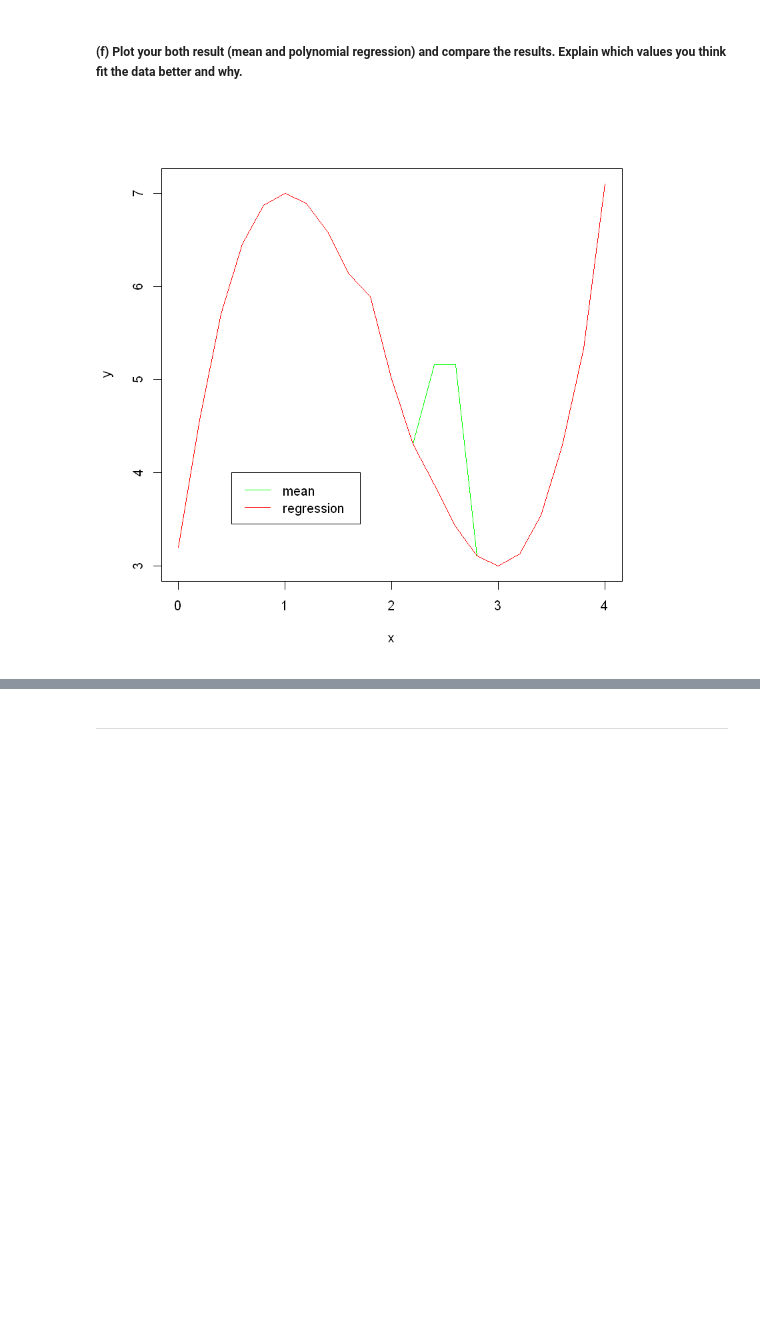
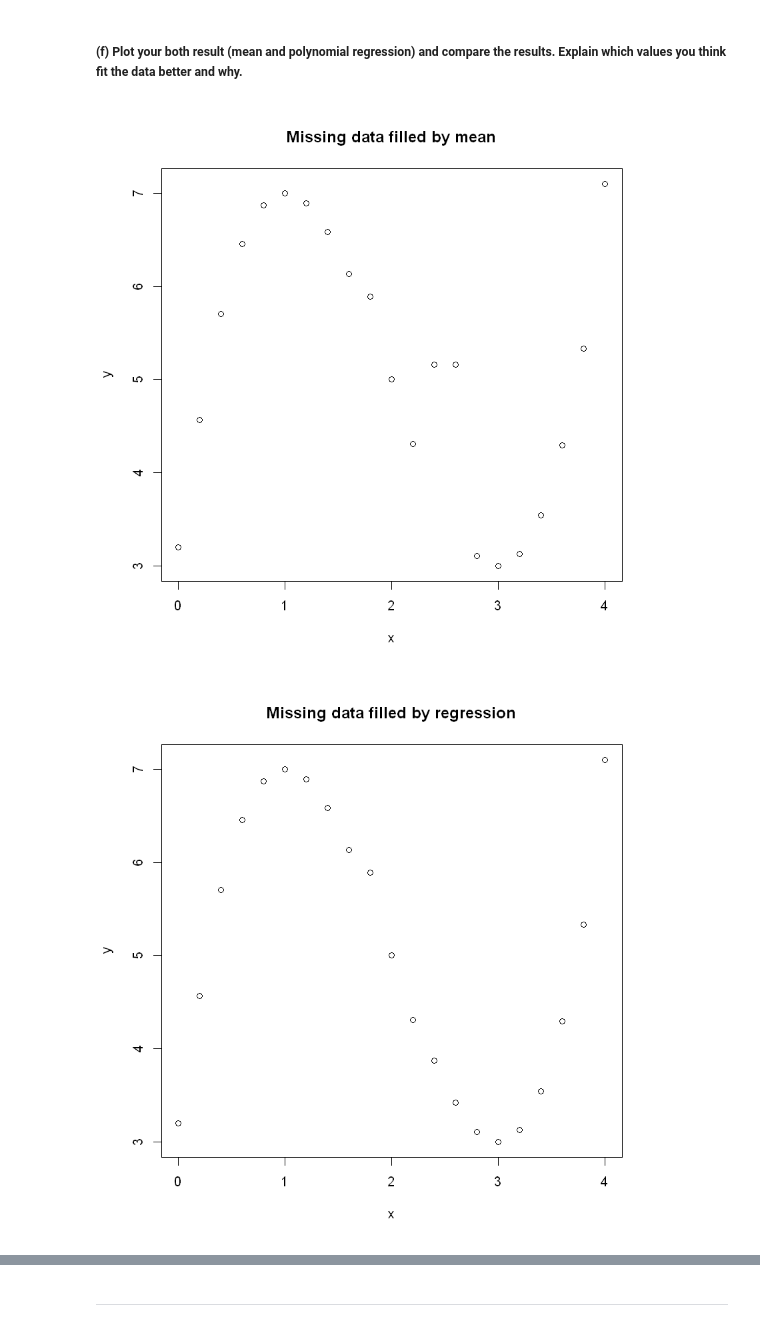
Before and after one commit to PhilipOe1612340/DataMining, a Jupyter notebook: assignments/a2/Assignment_02.ipynb, the cells around one changed output, grey strips where cells are left out. Cells and saved outputs as stored; diff of their text form; code cells hidden in the pictures; blank space fills up the shorter version.

```diff
--- a/assignments/a2/Assignment_02.ipynb
+++ b/assignments/a2/Assignment_02.ipynb
@@ -97,0 +93,9 @@ plot(testData, type='l')
+# %%
+#Plot the regression model!!!!!!!!!!!!!!
+data = read.csv("data_exercise2.csv")
+data_removedNA = na.omit(data)
+fm = lm(data_removedNA$y ~ poly(data_removedNA$x,3, raw=TRUE))
+plot(data_removedNA)
+
+
+lines(data_removedNA$x,predict(fm))
@@ -105,27 +132,23 @@ print(paste(coef[4], 'x³ + ',coef[3], 'x² + ',coef[2], 'x +',coef[1],collapse=
 # %% [markdown]
 ##### __(e) Use the computed polynomial coefficients to implement a regression method. Use the method to fill the missing values in the dataframe with values.__
-# %%
-fillRegression <- data
-
-reg <- function(xVals, coef){
-    for(idx in 1:nrow(xVals)){
-        x <- xVals[[idx, 1]]
-        xVals[[idx, 1]] <- coef[4]*x**3 + coef[3]*x**2 + coef[2]*x + coef[1]
-    }
-    return(xVals)
-}
-
-empty <- subset(fillRegression, is.na(y), select=c(x))
-
-empty <- reg(empty, coef)
-
-fillRegression[is.na(fillRegression)] <- empty[,1]
+# %%
+calcY = function(X_es) {
+  Y_ex = 3.08271+0.99498*X_es^3-5.96215*X_es*X_es+8.90733*X_es
+  return(Y_ex)
+}
+# %%
+data$y[is.na(data$y)] = calcY(data$x[is.na(data$y)])
 # %% [markdown]
 ##### __(f) Plot your both result (mean and polynomial regression) and compare the results. Explain which values you think fit the data better and why.__
 # %%
-plot(fillMean,type="l",col="green")
-lines(fillRegression,col="red")
+plot(data_filled_with_mean,main="Missing data filled by mean")
+plot(data,main="Missing data filled by regression")
+
+plot(rbind(data_filled_with_mean, data), main="Comparisson of both methods")
+lines(data_filled_with_mean,col="green")
+lines(data,col="red")
 
 legend(0.5, 4, legend=c("mean", "regression"), col=c("green", "red"), lty=c(1, 1))
 # %% [output]
-[figure, old version]
+[figure, new version]
+[figure, added]
```
Also changed, not shown: parts of 21 cells of this notebook.
